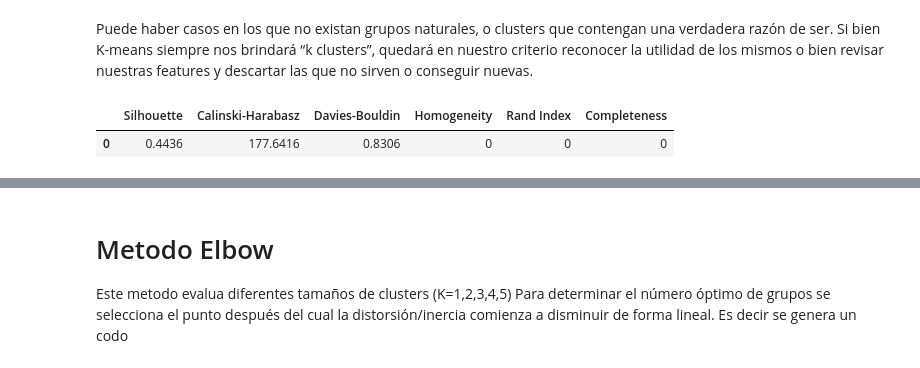
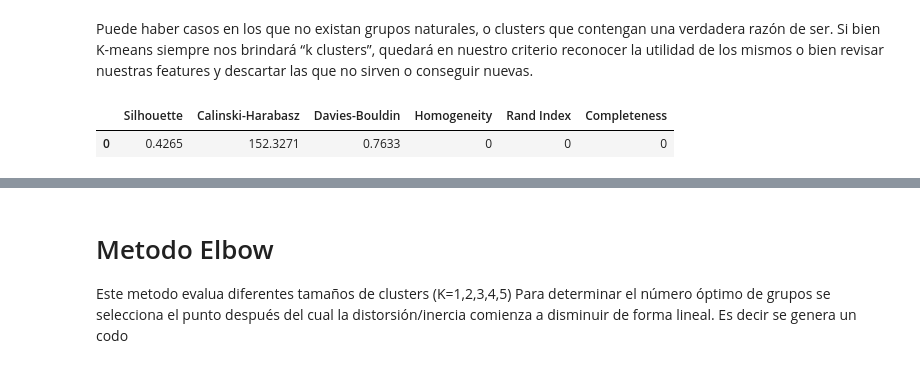
Before and after one commit to fotrino/austral, a Jupyter notebook: PyCaret_Clustering.ipynb, the cells around one changed output, grey strips where cells are left out. Saved outputs shown, nothing was run; the diff lists cells and outputs as text; code cells hidden in the pictures.

```diff
--- a/PyCaret_Clustering.ipynb
+++ b/PyCaret_Clustering.ipynb
@@ -91,10 +92,10 @@ exp_name = setup(data = df,
 # %% [markdown]
 Puede haber casos en los que no existan grupos naturales, o clusters que contengan una verdadera razón de ser. Si bien K-means siempre nos brindará “k clusters”, quedará en nuestro criterio reconocer la utilidad de los mismos o bien revisar nuestras features y descartar las que no sirven o conseguir nuevas.
 # %%
-kmeans = create_model('kmeans', num_clusters=3) # Por defecto utiliza 4 cluster. No busca los mejores hiperparametros
+kmeans = create_model('kmeans') # Por defecto utiliza 4 cluster. No busca los mejores hiperparametros
 # %% [output]
 |  | Silhouette | Calinski-Harabasz | Davies-Bouldin | Homogeneity | Rand Index | Completeness |
-| 0 | 0.4436 | 177.6416 | 0.8306 | 0 | 0 | 0 |
+| 0 | 0.4265 | 152.3271 | 0.7633 | 0 | 0 | 0 |
 # %%
 plot_model(kmeans)
 # %% [output]
```
Also changed, not shown: parts of 6 cells of this notebook.
